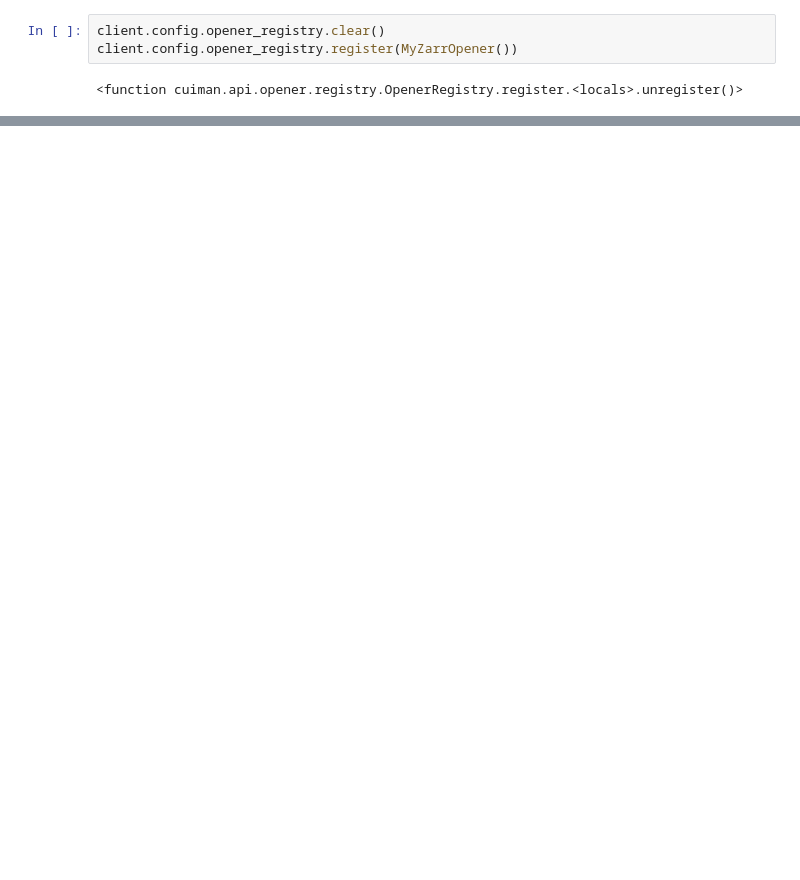
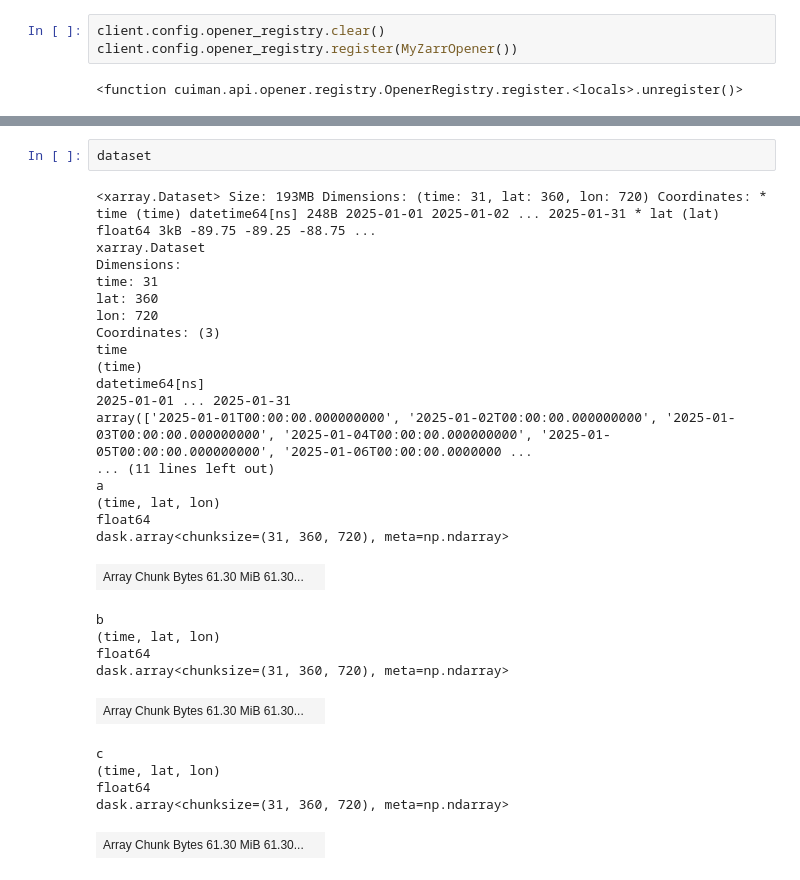
Before and after one commit to eo-tools/eozilla, a Jupyter notebook: notebooks/cuiman-opener.ipynb, the cells around one changed output, grey strips where cells are left out. Cells and saved outputs as stored; diff of their text form; blank space fills up the shorter version.

```diff
--- a/notebooks/cuiman-opener.ipynb
+++ b/notebooks/cuiman-opener.ipynb
@@ -63,0 +60,31 @@ error: No job result opener found for root={'return_value': InlineOrRefValue(roo
+# %%
+dataset
+# %% [output]
+<xarray.Dataset> Size: 193MB Dimensions: (time: 31, lat: 360, lon: 720) Coordinates: * time (time) datetime64[ns] 248B 2025-01-01 2025-01-02 ... 2025-01-31 * lat (lat) float64 3kB -89.75 -89.25 -88.75 ...
+xarray.Dataset
+Dimensions:
+time: 31
+lat: 360
+lon: 720
+Coordinates: (3)
+time
+(time)
+datetime64[ns]
+2025-01-01 ... 2025-01-31
+array(['2025-01-01T00:00:00.000000000', '2025-01-02T00:00:00.000000000', '2025-01-03T00:00:00.000000000', '2025-01-04T00:00:00.000000000', '2025-01-05T00:00:00.000000000', '2025-01-06T00:00:00.0000000 ...
+... (11 lines left out)
+a
+(time, lat, lon)
+float64
+dask.array<chunksize=(31, 360, 720), meta=np.ndarray>
+| Array Chunk Bytes 61.30 MiB 61.30... |  |
+b
+(time, lat, lon)
+float64
+dask.array<chunksize=(31, 360, 720), meta=np.ndarray>
+| Array Chunk Bytes 61.30 MiB 61.30... |  |
+c
+(time, lat, lon)
+float64
+dask.array<chunksize=(31, 360, 720), meta=np.ndarray>
+| Array Chunk Bytes 61.30 MiB 61.30... |  |
```
Also changed, not shown: parts of 4 cells of this notebook, 4 other files.
